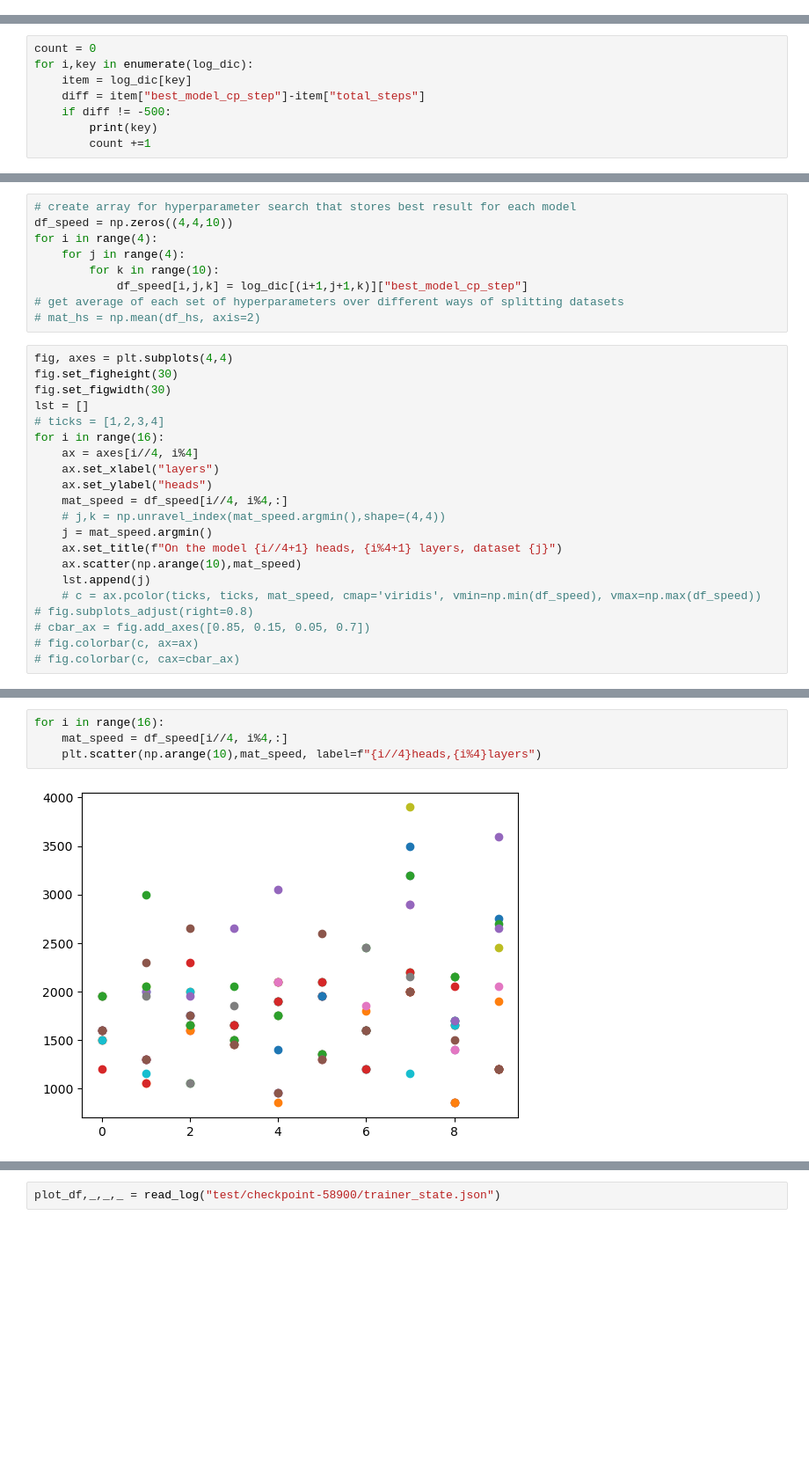
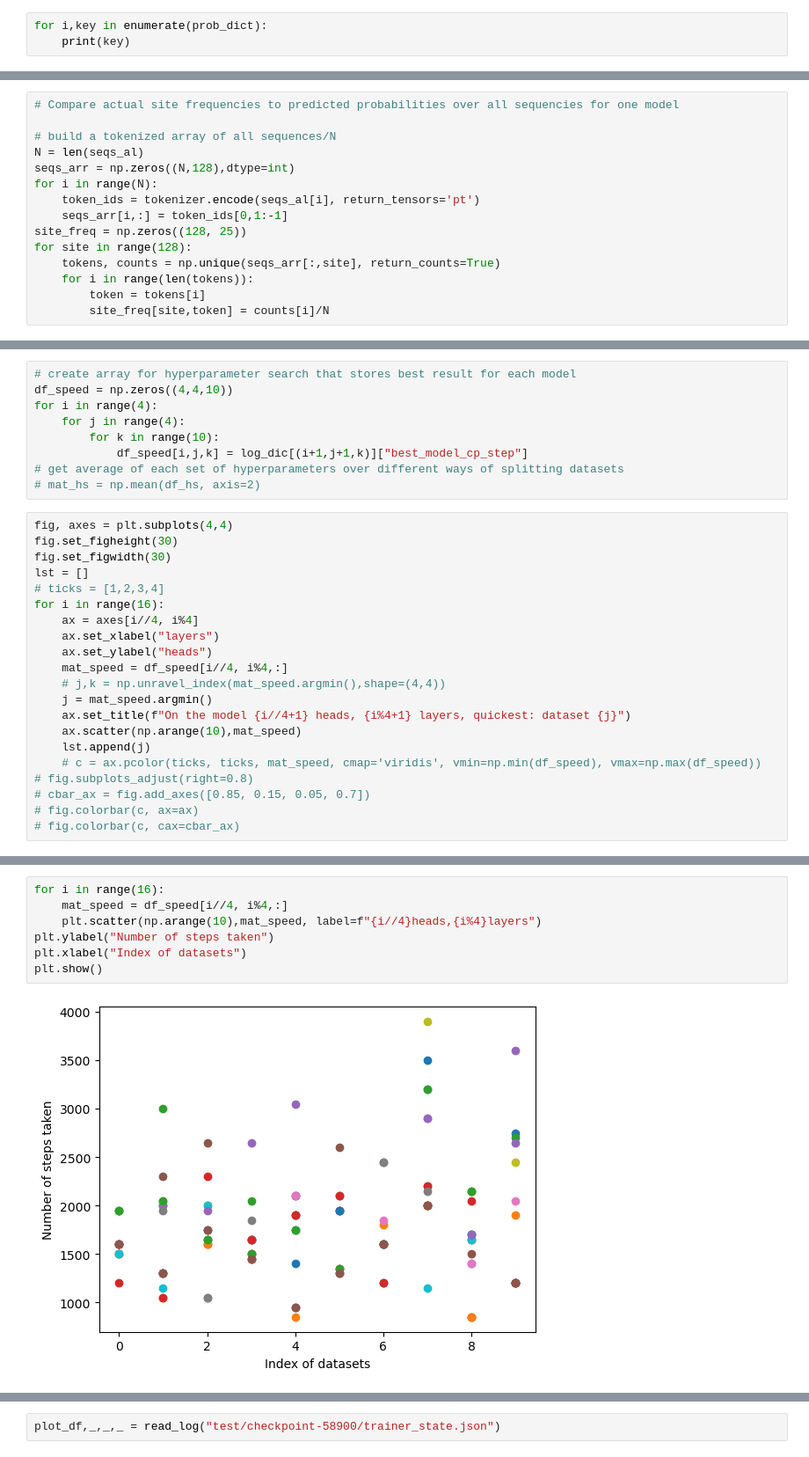
Before and after one commit to XTM233/UROP-2023, a Jupyter notebook: results_discussion.ipynb, the cells around one changed output, grey strips where cells are left out. Shown at 88% size. Saved outputs shown, nothing was run; the diff lists cells and outputs as text; blank space fills up the shorter version.

```diff
--- a/results_discussion.ipynb
+++ b/results_discussion.ipynb
@@ -156,0 +284,3 @@ list2txt(train_array,"TEST.txt")
+# %%
+for i,key in enumerate(prob_dict):
+    print(key)
@@ -156,0 +318,15 @@ list2txt(train_array,"TEST.txt")
+# %%
+# Compare actual site frequencies to predicted probabilities over all sequencies for one model
+
+# build a tokenized array of all sequences/N
+N = len(seqs_al)
+seqs_arr = np.zeros((N,128),dtype=int)
+for i in range(N):
+    token_ids = tokenizer.encode(seqs_al[i], return_tensors='pt')
+    seqs_arr[i,:] = token_ids[0,1:-1]
+site_freq = np.zeros((128, 25))
+for site in range(128):
+    tokens, counts = np.unique(seqs_arr[:,site], return_counts=True)
+    for i in range(len(tokens)):
+        token = tokens[i]
+        site_freq[site,token] = counts[i]/N
@@ -203,9 +450 @@ fig.colorbar(c, cax=cbar_ax)
 [figure]
-# %%
-count = 0
-for i,key in enumerate(log_dic):
-    item = log_dic[key]
-    diff = item["best_model_cp_step"]-item["total_steps"]
-    if diff != -500:
-        print(key)
-        count +=1
@@ -234,7 +474,7 @@ for i in range(16):
     mat_speed = df_speed[i//4, i%4,:]
     # j,k = np.unravel_index(mat_speed.argmin(),shape=(4,4))
     j = mat_speed.argmin()
-    ax.set_title(f"On the model {i//4+1} heads, {i%4+1} layers, dataset {j}")
+    ax.set_title(f"On the model {i//4+1} heads, {i%4+1} layers, quickest: dataset {j}")
     ax.scatter(np.arange(10),mat_speed)
     lst.append(j)
     # c = ax.pcolor(ticks, ticks, mat_speed, cmap='viridis', vmin=np.min(df_speed), vmax=np.max(df_speed))
@@ -247,6 +487,9 @@ for i in range(16):
 # %%
 for i in range(16):
     mat_speed = df_speed[i//4, i%4,:]
     plt.scatter(np.arange(10),mat_speed, label=f"{i//4}heads,{i%4}layers")
+plt.ylabel("Number of steps taken")
+plt.xlabel("Index of datasets")
+plt.show()
 # %% [output]
-[figure, old version]
+[figure, new version]
```
Also changed, not shown: parts of 66 cells of this notebook, 19 other files.
